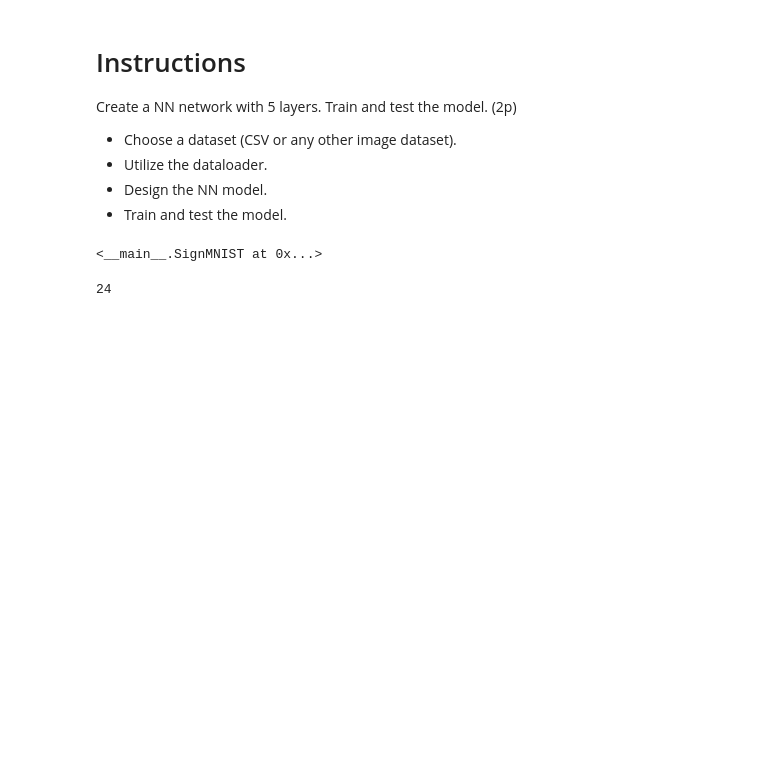
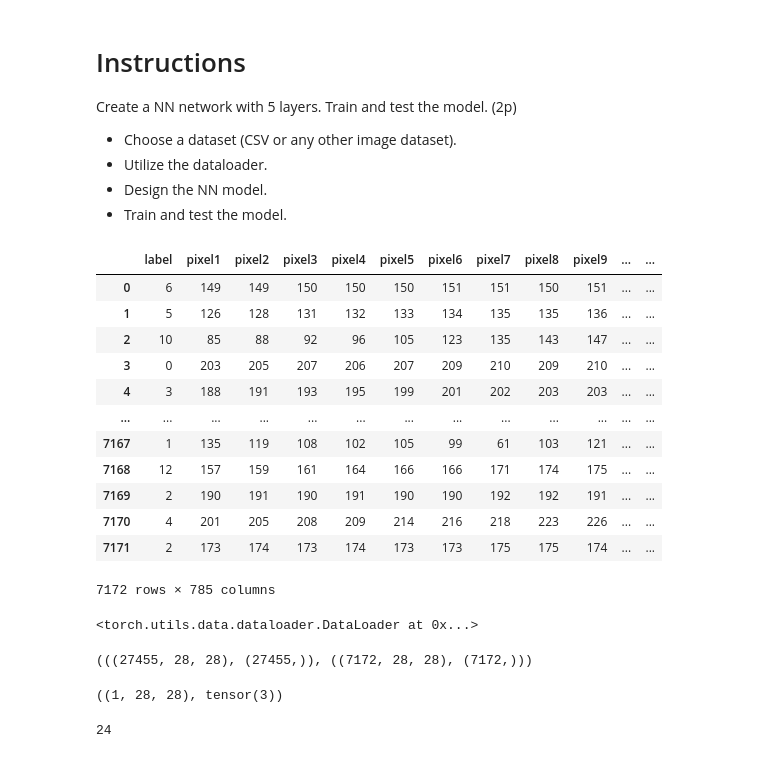
Before and after one commit to notPlancha/AML-homework, a Jupyter notebook: src/lab1.ipynb, the cells around one changed output. Drawn from its saved outputs; the diff is of its cells as text; code cells hidden in the pictures; blank space fills up the shorter version.

```diff
--- a/src/lab1.ipynb
+++ b/src/lab1.ipynb
@@ -7,17 +7,34 @@ Create a NN network with 5 layers. Train and test the model. (2p)
 - Utilize the dataloader.
 - Design the NN model.
 - Train and test the model.
+# %%
+import pandas as pd
+from pyprojroot import here
+
+
+pd.read_csv(here(r"data/sign_language_mnist/sign_mnist_test.csv"))
+# %% [output]
+|  | label | pixel1 | pixel2 | pixel3 | pixel4 | pixel5 | pixel6 | pixel7 | pixel8 | pixel9 | ... | ... |
+| 0 | 6 | 149 | 149 | 150 | 150 | 150 | 151 | 151 | 150 | 151 | ... | ... |
+| 1 | 5 | 126 | 128 | 131 | 132 | 133 | 134 | 135 | 135 | 136 | ... | ... |
+| 2 | 10 | 85 | 88 | 92 | 96 | 105 | 123 | 135 | 143 | 147 | ... | ... |
+| 3 | 0 | 203 | 205 | 207 | 206 | 207 | 209 | 210 | 209 | 210 | ... | ... |
+| 4 | 3 | 188 | 191 | 193 | 195 | 199 | 201 | 202 | 203 | 203 | ... | ... |
+| ... | ... | ... | ... | ... | ... | ... | ... | ... | ... | ... | ... | ... |
+| 7167 | 1 | 135 | 119 | 108 | 102 | 105 | 99 | 61 | 103 | 121 | ... | ... |
+| 7168 | 12 | 157 | 159 | 161 | 164 | 166 | 166 | 171 | 174 | 175 | ... | ... |
+| 7169 | 2 | 190 | 191 | 190 | 191 | 190 | 190 | 192 | 192 | 191 | ... | ... |
+| 7170 | 4 | 201 | 205 | 208 | 209 | 214 | 216 | 218 | 223 | 226 | ... | ... |
+| 7171 | 2 | 173 | 174 | 173 | 174 | 173 | 173 | 175 | 175 | 174 | ... | ... |
+7172 rows × 785 columns
 # %%
-from pathlib import Path
 import torch
 from torch.utils.data import Dataset
-from torchvision import datasets
-from torchvision.transforms import ToTensor
-from torchvision.io import read_image
-import matplotlib.pyplot as plt
 from torch.utils.data import DataLoader
-import pandas as pd
 import numpy as np
+from icecream import ic
+from pathlib import Path
+
 
 class SignMNIST(Dataset):
   def __init__(self, path: Path):
@@ -30,17 +47,45 @@ class SignMNIST(Dataset):
     return len(self.data)
 
   def __getitem__(self, index: list[int]) -> tuple:
-    return self.data[index], self.target[index]
+    image = self.data[index]  # shape (28, 28)
+
+    image = image.astype(np.float32) / 255.0  # min max Normalize to [0, 1]
+    image = np.expand_dims(image, axis=0)  # Add channel dimension (C x H x W)
+
+    label = self.target[index]
+    label = torch.tensor(label, dtype=torch.int64)
+
+    return image, label
 
   @staticmethod
   def label_to_letter(label: int) -> str:
     return chr(label + 65)
 
+  @property
+  def shape(self) -> tuple:
+    return self.data.shape, self.target.shape
 
 
-train_dataloader = DataLoader(train := SignMNIST(here(r"data/sign_language_mnist/sign_mnist_train.csv")), batch_size=64, shuffle=True)
-test_dataloader = DataLoader(test := SignMNIST(here(r"data/sign_language_mnist/sign_mnist_test.csv")), batch_size=64, shuffle=True)
-train
+np.random.seed(1)
+train_dataloader = DataLoader(
+  train := SignMNIST(here(r"data/sign_language_mnist/sign_mnist_train.csv")),
+  batch_size=64,
+  shuffle=True,
+)
+test_dataloader = DataLoader(
+  test := SignMNIST(here(r"data/sign_language_mnist/sign_mnist_test.csv")),
+  batch_size=64,
+  shuffle=True,
+)
+train_dataloader
 # %% [output]
-<__main__.SignMNIST at 0x...>
+<torch.utils.data.dataloader.DataLoader at 0x...>
+# %%
+train.shape, test.shape
+# %% [output]
+(((27455, 28, 28), (27455,)), ((7172, 28, 28), (7172,)))
+# %%
+train[0][0].shape, train[0][1]  # (C, H, W), label
+# %% [output]
+((1, 28, 28), tensor(3))
 # %%
```
Also changed, not shown: parts of 4 cells of this notebook, 4 other files.
